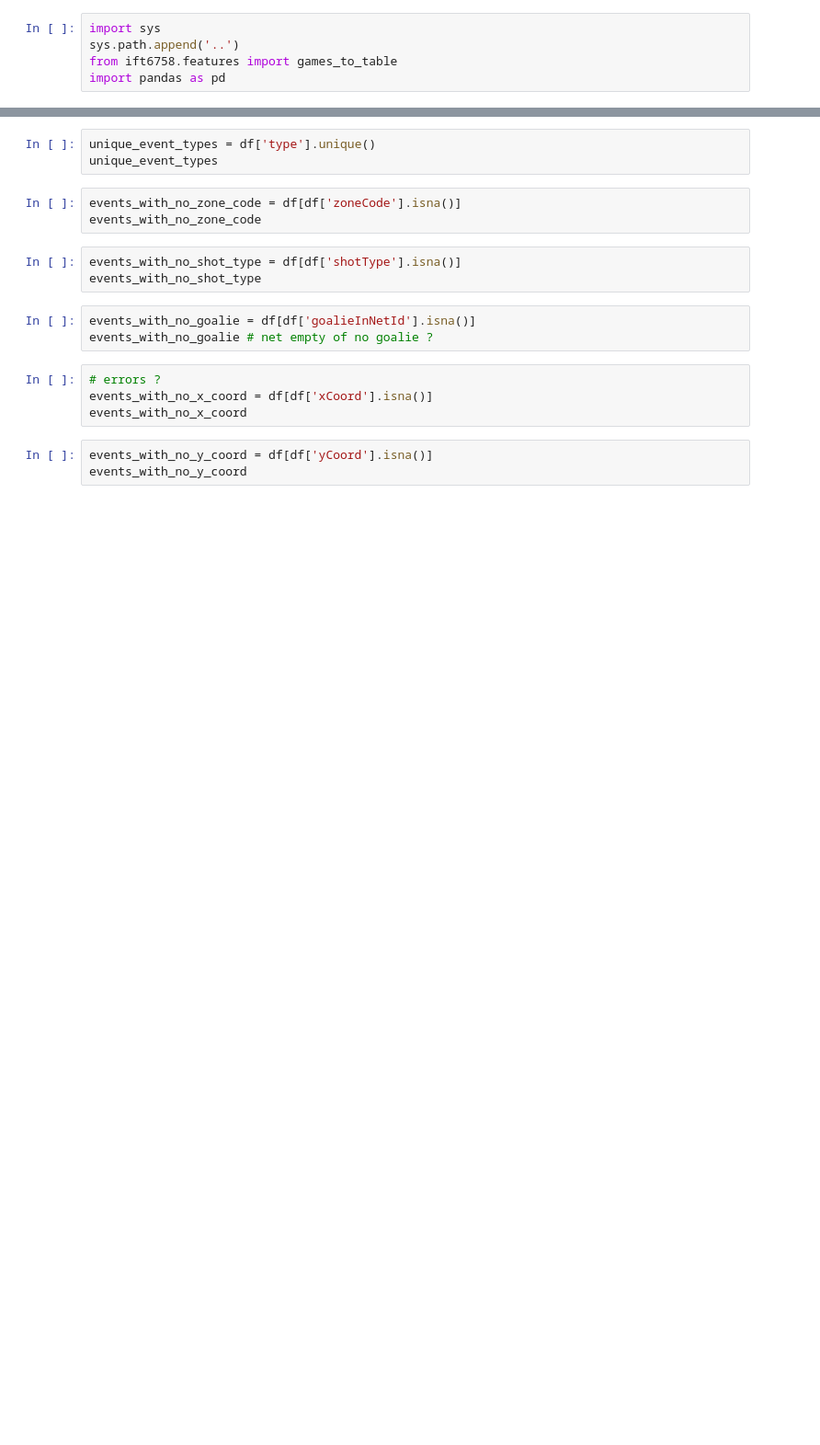
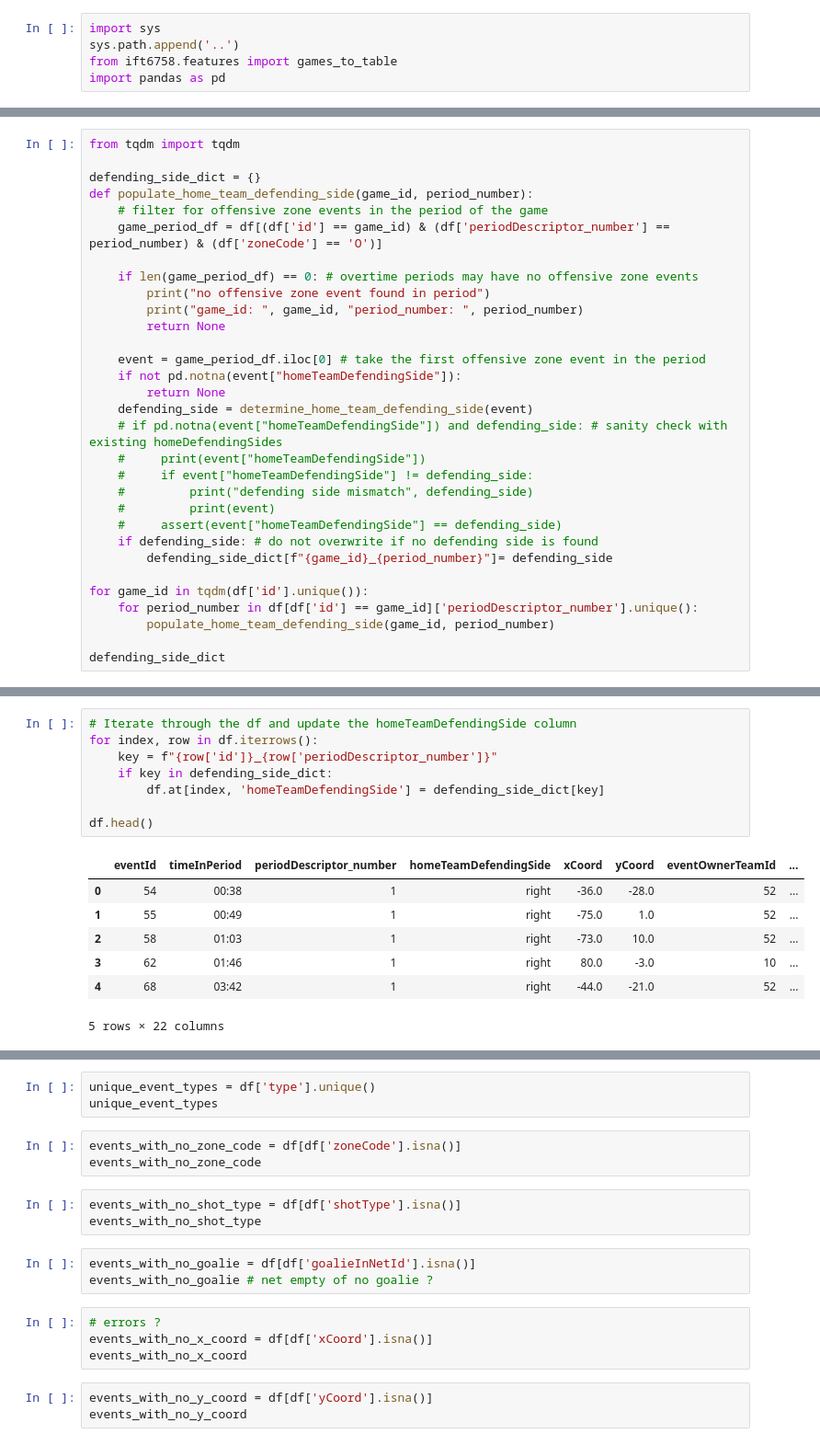
Before and after one commit to WilliamChidiac/NHL-goal-prediction, a Jupyter notebook: notebooks/tidy_data.ipynb, the cells around one changed output, grey strips where cells are left out. Shown: that part at 92% size. Cells and saved outputs as stored; diff of their text form; blank space fills up the shorter version.

```diff
--- a/notebooks/tidy_data.ipynb
+++ b/notebooks/tidy_data.ipynb
@@ -8,0 +57,31 @@ print(df)
+# %%
+from tqdm import tqdm
+
+defending_side_dict = {}
+def populate_home_team_defending_side(game_id, period_number):
+    # filter for offensive zone events in the period of the game
+    game_period_df = df[(df['id'] == game_id) & (df['periodDescriptor_number'] == period_number) & (df['zoneCode'] == 'O')]
+
+    if len(game_period_df) == 0: # overtime periods may have no offensive zone events
+        print("no offensive zone event found in period")
+        print("game_id: ", game_id, "period_number: ", period_number)
+        return None
+
+    event = game_period_df.iloc[0] # take the first offensive zone event in the period
+    if not pd.notna(event["homeTeamDefendingSide"]):
+        return None
+    defending_side = determine_home_team_defending_side(event)
+    # if pd.notna(event["homeTeamDefendingSide"]) and defending_side: # sanity check with existing homeDefendingSides
+    #     print(event["homeTeamDefendingSide"])
+    #     if event["homeTeamDefendingSide"] != defending_side:
+    #         print("defending side mismatch", defending_side)
+    #         print(event)
+    #     assert(event["homeTeamDefendingSide"] == defending_side)
+    if defending_side: # do not overwrite if no defending side is found
+        defending_side_dict[f"{game_id}_{period_number}"]= defending_side
+
+for game_id in tqdm(df['id'].unique()):
+    for period_number in df[df['id'] == game_id]['periodDescriptor_number'].unique():
+        populate_home_team_defending_side(game_id, period_number)
+
+defending_side_dict
@@ -8,0 +108,16 @@ print(df)
+# %%
+# Iterate through the df and update the homeTeamDefendingSide column
+for index, row in df.iterrows():
+    key = f"{row['id']}_{row['periodDescriptor_number']}"
+    if key in defending_side_dict:
+        df.at[index, 'homeTeamDefendingSide'] = defending_side_dict[key]
+
+df.head()
+# %% [output]
+|  | eventId | timeInPeriod | periodDescriptor_number | homeTeamDefendingSide | xCoord | yCoord | eventOwnerTeamId | ... |
+| 0 | 54 | 00:38 | 1 | right | -36.0 | -28.0 | 52 | ... |
+| 1 | 55 | 00:49 | 1 | right | -75.0 | 1.0 | 52 | ... |
+| 2 | 58 | 01:03 | 1 | right | -73.0 | 10.0 | 52 | ... |
+| 3 | 62 | 01:46 | 1 | right | 80.0 | -3.0 | 10 | ... |
+| 4 | 68 | 03:42 | 1 | right | -44.0 | -21.0 | 52 | ... |
+5 rows × 22 columns
```
Also changed, not shown: parts of 5 cells of this notebook.
